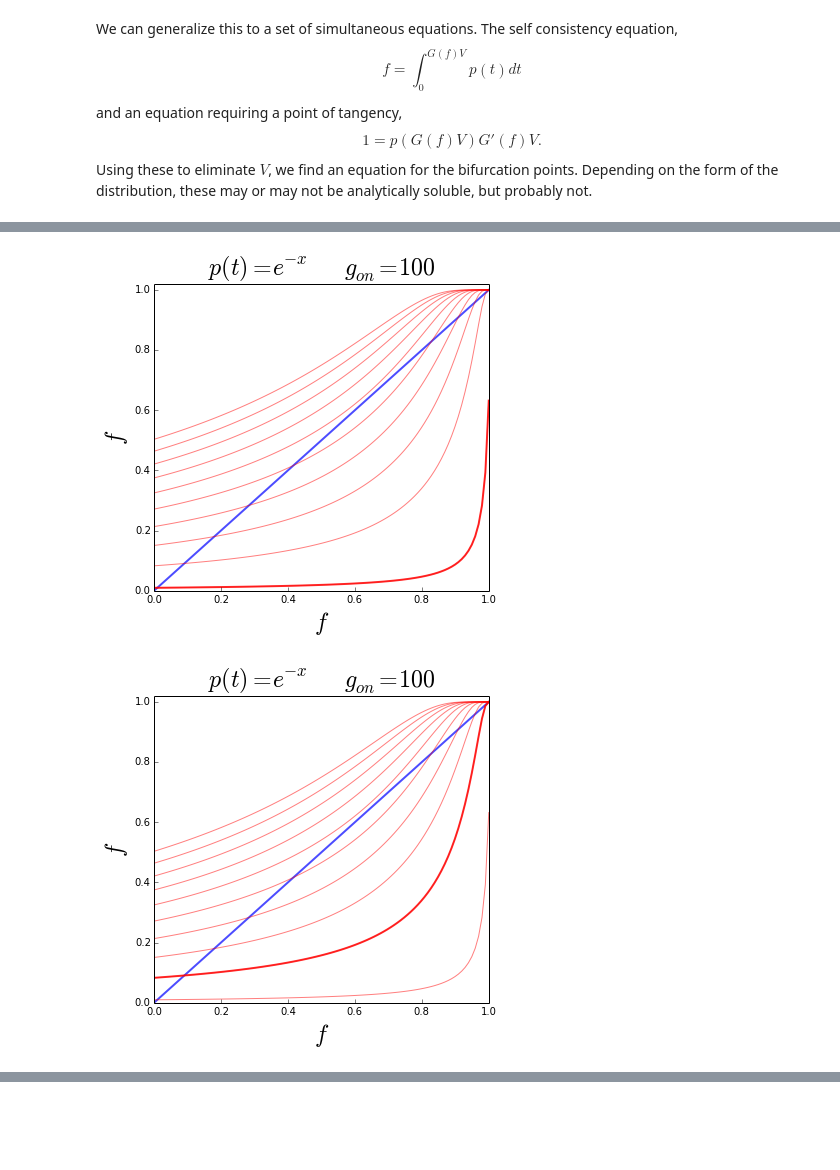
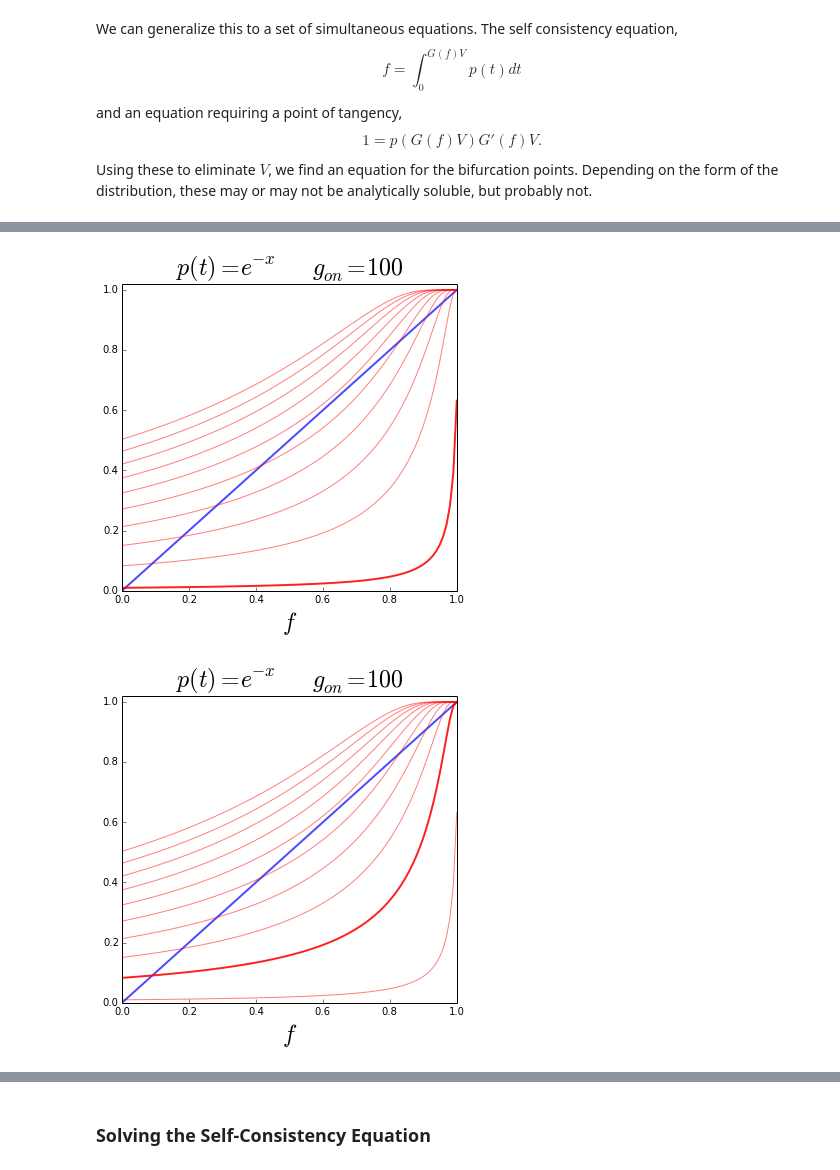
Before and after one commit to forrestsheldon/memNets, a Jupyter notebook: Mean_Field_Theory.ipynb, the cells around one changed output, grey strips where cells are left out. Cells and saved outputs as stored; diff of their text form; code cells hidden in the pictures; blank space fills up the shorter version.

```diff
--- a/Mean_Field_Theory.ipynb
+++ b/Mean_Field_Theory.ipynb
@@ -132,9 +135,9 @@ for ext_volt in np.linspace(0, 3.5, 10):
     ax[0].set_title(r'$g_{off} = 20$', fontsize=18, y=1.01)
 ax[0].set_ylim(0, 1.05)
 
-g_ON = 200
+g_ON = 10**8
 ax[1].plot(f, f, lw=2)
-for ext_volt in np.linspace(0, 4, 10):
+for ext_volt in np.linspace(0, 1000, 10):
     ax[1].plot(f, vec_self_consistency(ext_volt, f), lw=1, alpha = 0.5, c='r')
     ax[1].set_title(r'$g_{on} = 100$', fontsize=18, y=1.01)
 ax[1].set_ylim(0, 1.05)
@@ -277,6 +319,7 @@ ax[0].plot(f, f, lw=2, c='b', alpha=0.7)
 for ext_volt in np.linspace(0, 0.7, 8):
     ax[0].plot(f, vec_self_consistency_1d_series(ext_volt, f, uniform.pdf), lw=1, alpha = 0.5, c='r')
     ax[0].set_title(r'$g_{ON} = 1.5$', fontsize=20)
+    ax[0].set_xlabel(r'$f$',fontsize=20)
 ax[0].set_ylabel(r'$f$', fontsize=20)
 ax[0].set_ylim(0, 1.02)
 ax[0].yaxis.set_ticks_position('left')
@@ -289,6 +332,7 @@ ax[1].plot(f, f, lw=2, c='b', alpha=0.7)
 for ext_volt in np.linspace(0, 0.7, 8):
     ax[1].plot(f, vec_self_consistency_1d_series(ext_volt, f, uniform.pdf), lw=1, alpha = 0.5, c='r')
     ax[1].set_title(r'$g_{ON} = 2$', fontsize=20)
+    ax[1].set_xlabel(r'$f$',fontsize=20)
 ax[1].set_ylim(0, 1.02)
 ax[1].yaxis.set_ticks_position('left')
 ax[1].xaxis.set_ticks_position('bottom')
@@ -300,6 +344,7 @@ ax[2].plot(f, f, lw=2, c='b', alpha=0.7)
 for ext_volt in np.linspace(0, 0.5, 8):
     ax[2].plot(f, vec_self_consistency_1d_series(ext_volt, f, uniform.pdf), lw=1, alpha = 0.5, c='r')
     ax[2].set_title(r'$g_{ON} = 10$', fontsize=20)
+    ax[2].set_xlabel(r'$f$',fontsize=20)
 ax[2].set_ylim(0, 1.02)
 ax[2].yaxis.set_ticks_position('left')
 ax[2].xaxis.set_ticks_position('bottom')
@@ -314,7 +359,7 @@ g_OFF=1
 g_ON = 10
 ax[0].plot(f, f, lw=2)
 for ext_volt in np.linspace(0, 1.4, 8 ):
-    ax[0].plot(f, vec_self_consistency_1d_series(ext_volt, f, lambda x: uniform.pdf(x, loc=1, scale=0.1)), lw=1, alpha = 0.5, c='r')
+    ax[0].plot(f, vec_self_consistency_1d_series(ext_volt, f, lambda x: uniform.pdf(x, loc=1, scale=0.2)), lw=1, alpha = 0.5, c='r')
     ax[0].set_title(r'$b=1.1\quad a=1$')
 ax[0].set_ylim(0, 1.05)
 
@@ -389,23 +424,22 @@ fig.savefig('Advancement_presentation/SC_1D_ON100_expon.png')
 # %%
 g_OFF = 1
 g_ON = 100
 for i, ext_volt_thick in enumerate(np.linspace(0.01, 0.7, 10)):
     fig, ax = plt.subplots(figsize=(6,5.5))
 
 
     ax.plot(f, f, lw=2, c='b', alpha=0.7)
     for ext_volt in np.linspace(0.01, 0.7, 10):
         ax.plot(f, vec_self_consistency_1d_series(ext_volt, f, expon.pdf), lw=1, alpha = 0.5, c='r')
     ax.set_title(r'$p(t) = e^{-x} \quad g_{on} = 100$', fontsize=24, y=1.01)
     ax.set_xlabel(r'$f$', fontsize=24)
-    ax.set_ylabel(r'$f$', fontsize=24)
     ax.set_ylim(0, 1.02)
     ax.yaxis.set_ticks_position('left')
     ax.xaxis.set_ticks_position('bottom')
 
     ax.plot(f, vec_self_consistency_1d_series(ext_volt_thick, f, expon.pdf), lw=2, alpha = 0.8, c='r')
     fname = 'Advancement_presentation/SC_1D_ON100_expon_%d.png' % i
     fig.savefig(fname)
 # %% [output]
-[figure, old version]
+[figure, new version]
-[figure, old version]
+[figure, new version]
@@ -419,0 +454,2 @@ for i, ext_volt_thick in enumerate(np.linspace(0.01, 0.7, 10)):
+# %% [markdown]
+### Solving the Self-Consistency Equation
```
Also changed, not shown: parts of 16 cells of this notebook, 29 other files.
